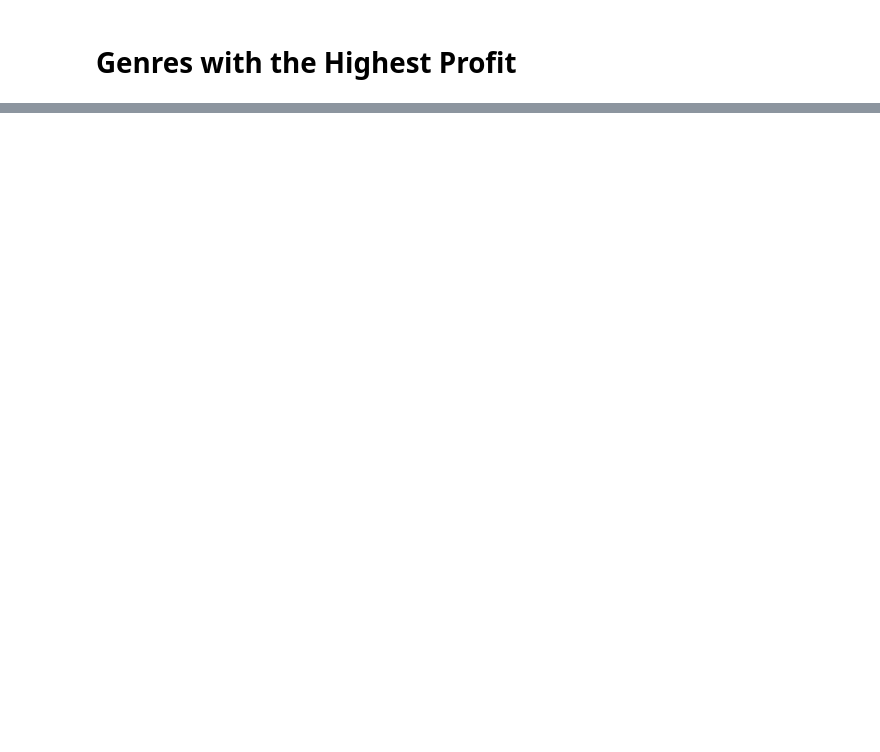
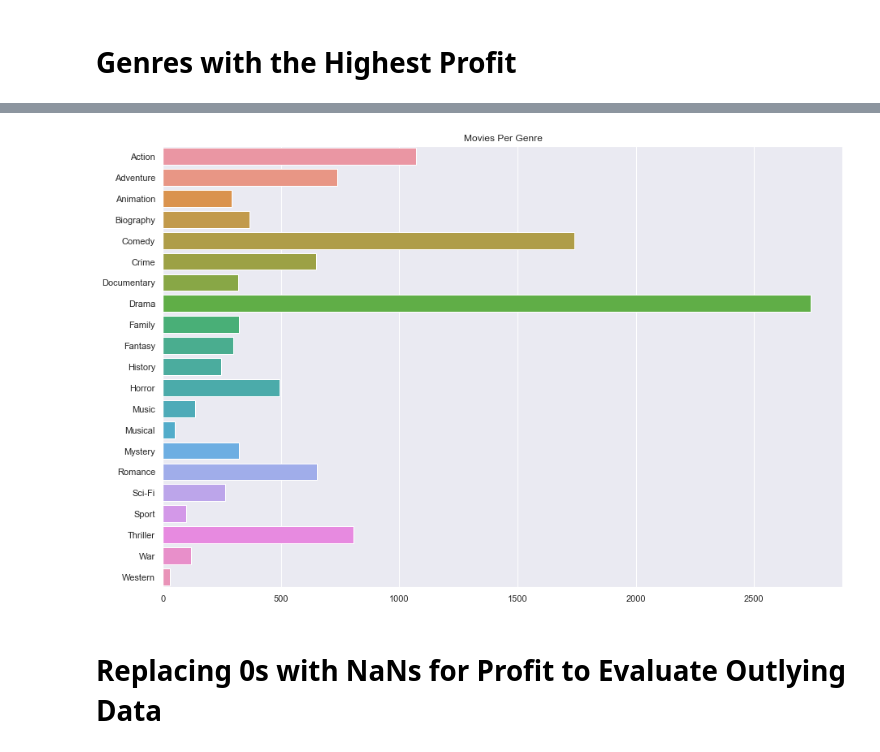
Before and after one commit to davidlebruce/movie_industry_project, a Jupyter notebook: david_practice_visualizations.ipynb, the cells around one changed output, grey strips where cells are left out. Saved outputs shown, nothing was run; the diff lists cells and outputs as text; code cells hidden in the pictures; blank space fills up the shorter version.

```diff
--- a/david_practice_visualizations.ipynb
+++ b/david_practice_visualizations.ipynb
@@ -138,0 +112,9 @@ KeyError: 'Requested level (Action) does not match index name (None)'
+# %%
+movies_per_genre = df.iloc[:,-22:-1].sum().sort_index()
+# %%
+sns.set(rc={'figure.figsize':(15,10)})
+sns_plot = sns.barplot(x=movies_per_genre, y=l_o_genres).set_title('Movies Per Genre')
+# %% [output]
+[figure, added]
+# %% [markdown]
+# Replacing 0s with NaNs for Profit to Evaluate Outlying Data
```
Also changed, not shown: parts of 48 cells of this notebook, 1 other file.
